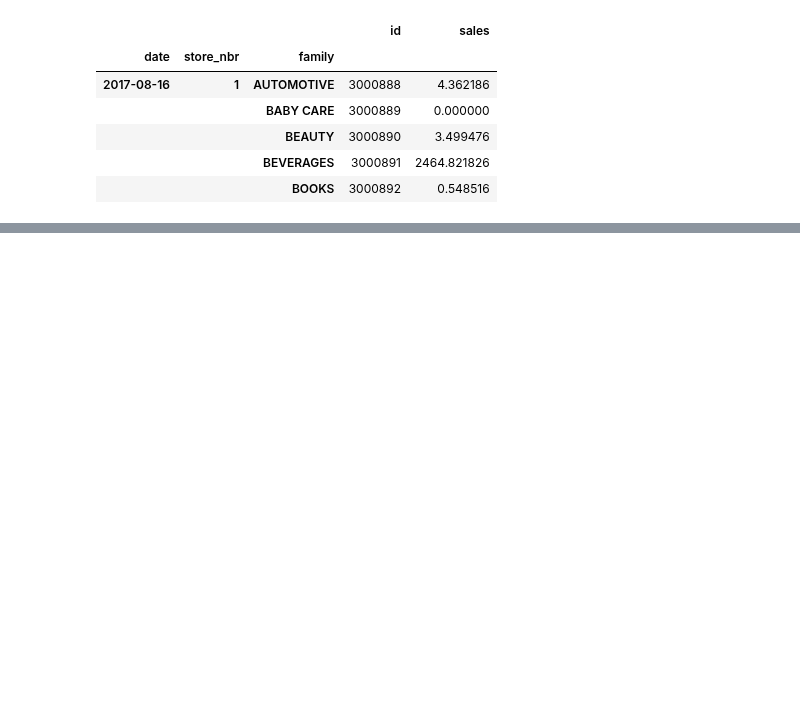
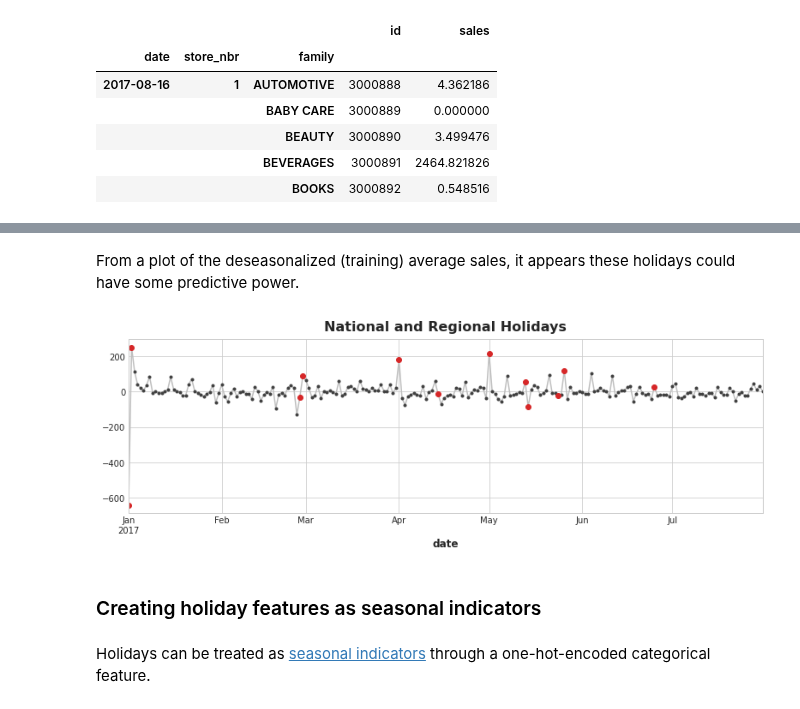
Before and after one commit to abhirup-ghosh/kaggle, a Jupyter notebook: store-sales-time-series-forecasting.ipynb, the cells around one changed output, grey strips where cells are left out. Saved outputs shown, nothing was run; the diff lists cells and outputs as text; code cells hidden in the pictures; blank space fills up the shorter version.

```diff
--- a/store-sales-time-series-forecasting.ipynb
+++ b/store-sales-time-series-forecasting.ipynb
@@ -676,0 +744,10 @@ y_submit.head()
+# %%
+# National and regional holidays in the training set
+holidays = (
+    holidays_events
+    .query("locale in ['National', 'Regional']")
+    .loc['2017':'2017-08-15', ['description']] ## restricting ourselves to the dates in the training set
+    .assign(description=lambda x: x.description.cat.remove_unused_categories()) ## remove categories which are not used
+)
+
+holidays
@@ -676,0 +771,12 @@ y_submit.head()
+# %% [markdown]
+From a plot of the deseasonalized (training) average sales, it appears these holidays could have some predictive power.
+# %%
+ax = y_deseason_avg.plot(**plot_params)
+plt.plot_date(holidays.index[:-2], y_deseason_avg[holidays.index[:-2]], color='C3') # the [:-2] is to remove the last 2 dates, 2017-08-10 and 2017-08-11 because they are in the validation set, and not the training set.
+ax.set_title('National and Regional Holidays');
+# %% [output]
+[figure, added]
+# %% [markdown]
+### Creating holiday features as seasonal indicators
+# %% [markdown]
+Holidays can be treated as [seasonal indicators](https://www.kaggle.com/code/ryanholbrook/seasonality) through a one-hot-encoded categorical feature.
```
Also changed, not shown: parts of 23 cells of this notebook.
